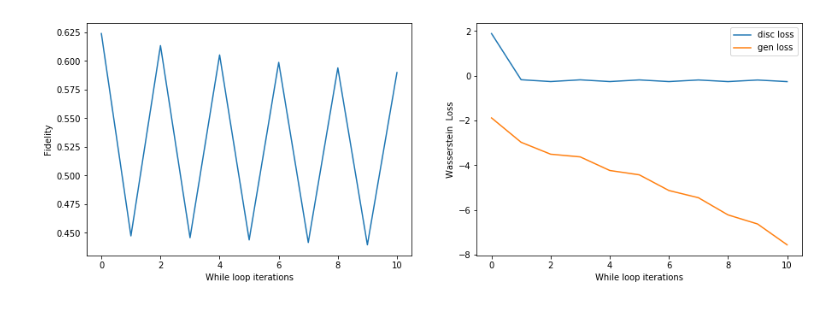
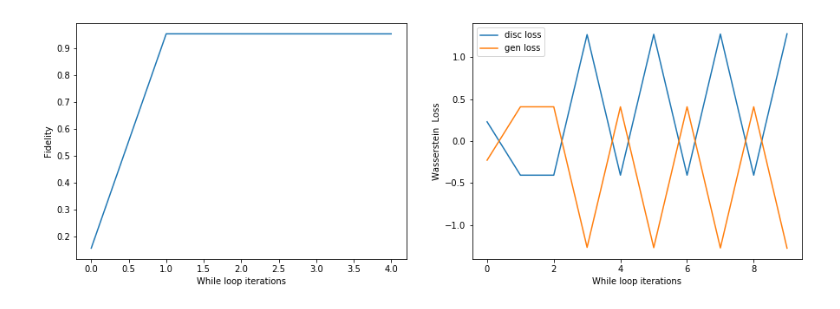
Before and after one commit to zohimchandani/QWGANs, a Jupyter notebook: qwgans 7.ipynb, the cells around one changed output. Drawn from its saved outputs; the diff is of its cells as text; code cells hidden in the pictures.

```diff
--- a/qwgans 7.ipynb
+++ b/qwgans 7.ipynb
@@ -51,11 +51,11 @@ def real(n, weights):
     real_circ.Rz(weights[2], qubits[0])
 
 
-    backend.compile_circuit(real_circ)
-    state_handle = backend.process_circuit(real_circ)
-    statevector = backend.get_state(state_handle)
+    # backend.compile_circuit(real_circ)
+    # statevector = backend.get_state(real_circ)
 
-    return real_circ, statevector
+    # return real_circ, statevector
+    return real_circ
 # %%
 def generator(n, weights):
 
@@ -75,0 +95,3 @@ def generator(n, weights):
+# %%
+def operator_inner(left, operator_matrix, right):
+    return np.vdot(left, operator_matrix.dot(right))
@@ -93,8 +177,8 @@ def discriminator(disc_weights, real_circ, real_sv, gen_circ, gen_sv):
     psi = operator.add(iden_psi, measurements_psi)
 
     #convert phi and psi operators to matrix
-    psi_matrix = get_sparse_operator(psi).todense()
-    phi_matrix = get_sparse_operator(phi).todense()
+    psi_matrix = np.array(get_sparse_operator(psi).todense())
+    phi_matrix = np.array(get_sparse_operator(phi).todense())
 
 
     #calculate expectation values
@@ -138,8 +225,12 @@ def gen_loss(gen_weights):
 %%time
 %%notify
 
+backend = AerStateBackend()
+gen_circ_base, symbolic_weights = generator_symbolic(n)
+backend.compile_circuit(gen_circ_base)
+np.random.seed(3)
 
-for r in range(5):
+for r in range(1):
 
     #generate a random real state and a initial fake state and the disc params
     real_weights = np.random.uniform(0,2,3)
@@ -147,74 +238,88 @@ for r in range(5):
     init_disc_weights = np.random.uniform(0,2,8)
 
 
-    gen_weights = init_gen_weights
-    disc_weights = init_disc_weights
 
 
-    real_circ, real_sv = real(n, real_weights)
-    gen_circ, gen_sv = generator(n, init_gen_weights)
+    real_circ = real(n, real_weights)
+    backend.compile_circuit(real_circ)
+    real_sv = backend.get_state(real_circ)
+
+    gen_circ = gen_circ_base.copy()
+    gen_circ.symbol_substitution(dict(zip(symbolic_weights, init_gen_weights)))
+    gen_sv = backend.get_state(gen_circ)
     init_fid = fidelity(real_sv, gen_sv)
 
-    fid = init_fid
+    # fid = init_fid
 
 
-    dloss = []
+    # dloss = []
     gloss = []
     f = []
 
-    f.append(init_fid)
-    dloss.append(disc_loss(disc_weights))
-    gloss.append(gen_loss(gen_weights))
+    # f.append(init_fid)
+    # dloss.append(disc_loss(init_disc_weights))
+    # gloss.append(gen_loss(init_gen_weights))
 
+    curr_gen_weights = init_gen_weights
+    curr_disc_weights = init_disc_weights
     niter = 0
     while fid <0.99:
 
-        #maximise loss for disc
-        disc_result = minimize(disc_loss, disc_weights, method='Powell',  options={ 'maxiter': 1000})
-        disc_weights = disc_result.x
-        dloss.append(float(disc_result.fun))
+        #calculate the updated gen circ and statevector
+        curr_gen_circ = gen_circ_base.copy()
+        curr_gen_circ.symbol_substitution(dict(zip(symbolic_weights, curr_gen_weights)))
 
-        #minimise loss for gen
-        gen_result = minimize(gen_loss, gen_weights, method='Powell', options={ 'maxiter': 300})
-        gen_weights = gen_result.x
-        gloss.append(float(gen_result.fun))
-
-        #calculate the updated gen circ and statevector
-        gen_circ, gen_sv = generator(n, gen_weights)
-
-        fid = fidelity(real_sv, gen_sv)
+        fid = fidelity(real_sv, backend.get_state(curr_gen_circ))
 
         f.append(fid)
 
+        #maximise loss for disc
+        disc_loss = make_disc_loss(real_sv, gen_sv)
+        gloss.append(-disc_loss(curr_disc_weights))
+
+        disc_result = minimize(disc_loss, curr_disc_weights, method='Powell',  options={ 'maxiter': 300})
+        curr_disc_weights = disc_result.x
+        curr_disc = Discriminator(curr_disc_weights)
+        # dloss.append(float(disc_result.fun))
+
+        #minimise loss for gen
+        gen_loss = make_gen_loss(gen_circ_base, symbolic_weights, real_sv, backend, curr_disc)
+        gloss.append(gen_loss(curr_gen_weights))
+
+        gen_result = minimize(gen_loss, curr_gen_weights, method='Powell', options={ 'maxiter': 300})
+        curr_gen_weights = gen_result.x
+        # gloss.append(float(gen_result.fun))
+
+
         niter += 1
 
-        if niter == 10:
+        if niter == 5:
             break
 
 
     fig, (ax1, ax2) = plt.subplots(1, 2, figsize=(15,5))
 
 
     y = np.real(f)
     x =list(range(0, len(y)))
 
-    y1 = dloss
+    y1 = -np.array(gloss)
     x1 =list(range(0, len(y1)))
 
     y2 = gloss
     x2 =list(range(0, len(y2)))
 
 
     ax1.plot(x,y)
     ax2.plot(x1, y1, label = "disc loss")
     ax2.plot(x2, y2,  label = "gen loss")
     ax2.legend()
 
 
     ax1.set_xlabel('While loop iterations')
     ax1.set_ylabel('Fidelity')
 
     ax2.set_xlabel('While loop iterations')
     ax2.set_ylabel('Wasserstein  Loss')
 # %% [output]
-[figure, old version]
+[figure, new version]
```
Also changed, not shown: parts of 5 cells of this notebook, 1 other file.
